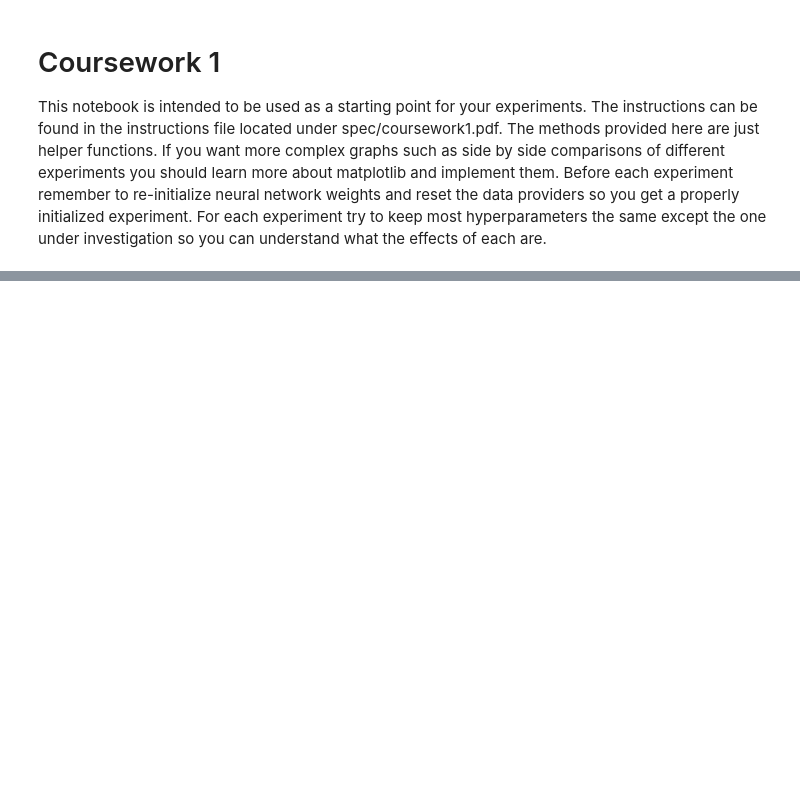
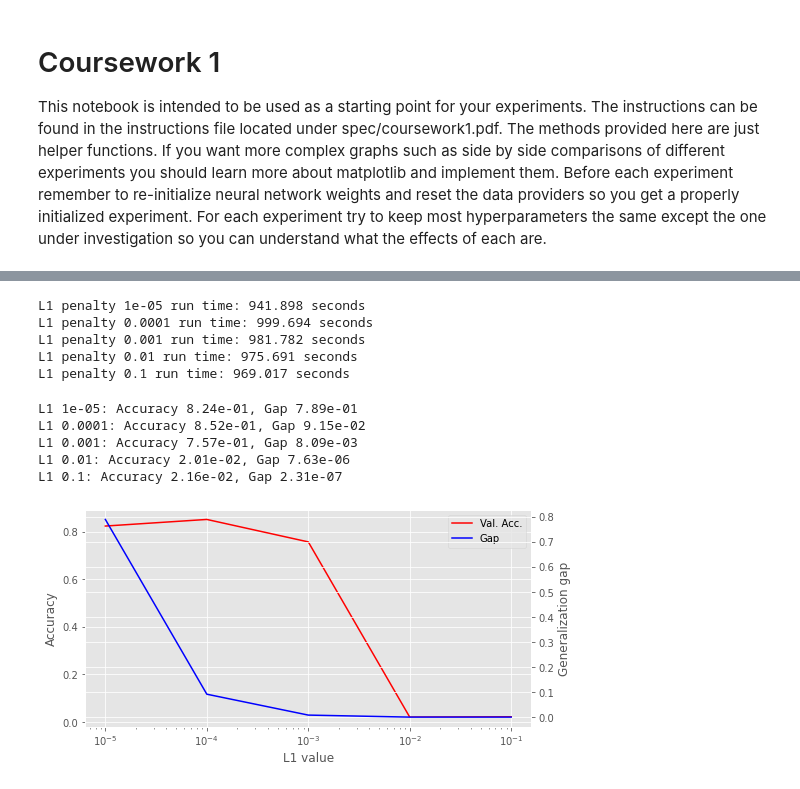
Before and after one commit to Mushinako/mlpractical, a Jupyter notebook: notebooks/Coursework_1.ipynb, the cells around one changed output, grey strips where cells are left out. Cells and saved outputs as stored; diff of their text form; code cells hidden in the pictures; blank space fills up the shorter version.

```diff
--- a/notebooks/Coursework_1.ipynb
+++ b/notebooks/Coursework_1.ipynb
@@ -366,3 +427,31 @@ plot_fig_valid(data_dropout, "dropout")
+# %%
+def plot_fig_4_penalty(data: dict[float, _TrainResult], type_: str) -> None:
+    """
+    Plot utility function for Fig. 4 penalty.
+    """
+    fig = plt.figure(figsize=(8, 4))
+    ax1 = fig.add_subplot(111)
+    ax2 = ax1.twinx()
+
+    accs: list[float] = []
+    gaps: list[float] = []
+    for value, datum in data.items():
+        print(f"{type_} {value}: {gen_acc_gap_str(datum)}")
+        stat: _1DArray = datum[0][-1]
+        keys = datum[1]
+        accs.append(stat[keys["acc(valid)"]])
+        gaps.append(stat[keys["error(valid)"]] - stat[keys["error(train)"]])
+
+    l1 = ax1.plot(data.keys(), accs, "r", label="Val. Acc.")
+    l2 = ax2.plot(data.keys(), gaps, "b", label="Gap")
+    lines = l1 + l2
+    labels = [l.get_label() for l in lines]
+
+    ax1.legend(lines, labels, loc=0)
+    ax1.set_xscale("log")
+    ax1.set_xlabel(f"{type_} value")
+    ax1.set_ylabel("Accuracy")
+    ax2.set_ylabel("Generalization gap")
 # %%
 if data_l1 is None:
     data_l1 = {
@@ -370,7 +459,22 @@ if data_l1 is None:
         for pen in [1e-5, 1e-4, 1e-3, 1e-2, 1e-1]
     }
     %store data_l1
+for pen, data in data_l1.items():
+    print(f"L1 penalty {pen} run time: {data[2]:.3f} seconds")
+# %% [output]
+L1 penalty 1e-05 run time: 941.898 seconds
+L1 penalty 0.0001 run time: 999.694 seconds
+L1 penalty 0.001 run time: 981.782 seconds
+L1 penalty 0.01 run time: 975.691 seconds
+L1 penalty 0.1 run time: 969.017 seconds
 # %%
-plot_fig_4(data_l1, "L1")
+plot_fig_4_penalty(data_l1, "L1")
+# %% [output]
+L1 1e-05: Accuracy 8.24e-01, Gap 7.89e-01
+L1 0.0001: Accuracy 8.52e-01, Gap 9.15e-02
+L1 0.001: Accuracy 7.57e-01, Gap 8.09e-03
+L1 0.01: Accuracy 2.01e-02, Gap 7.63e-06
+L1 0.1: Accuracy 2.16e-02, Gap 2.31e-07
+[figure, added]
 # %%
 plot_fig_valid(data_l1, "l1")
```
Also changed, not shown: parts of 24 cells of this notebook.
